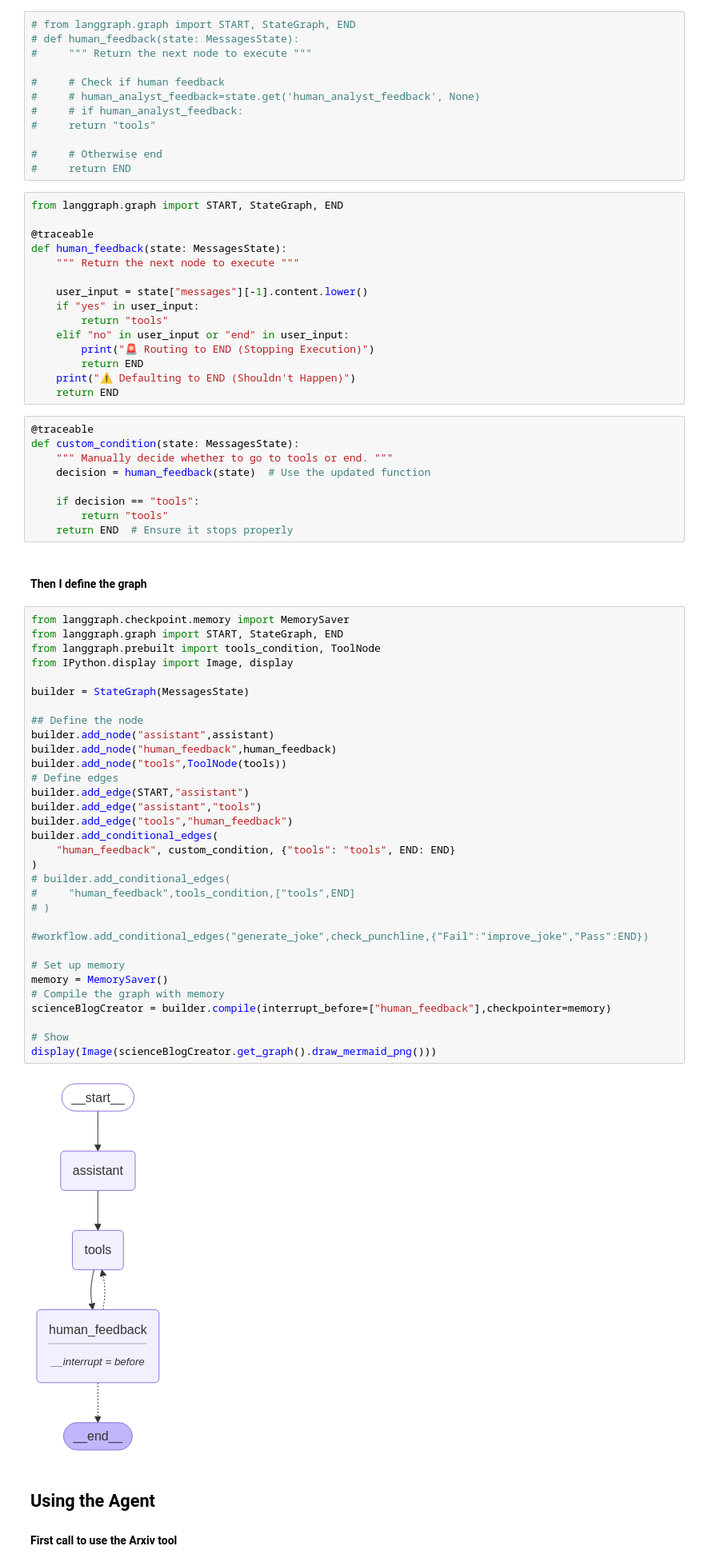
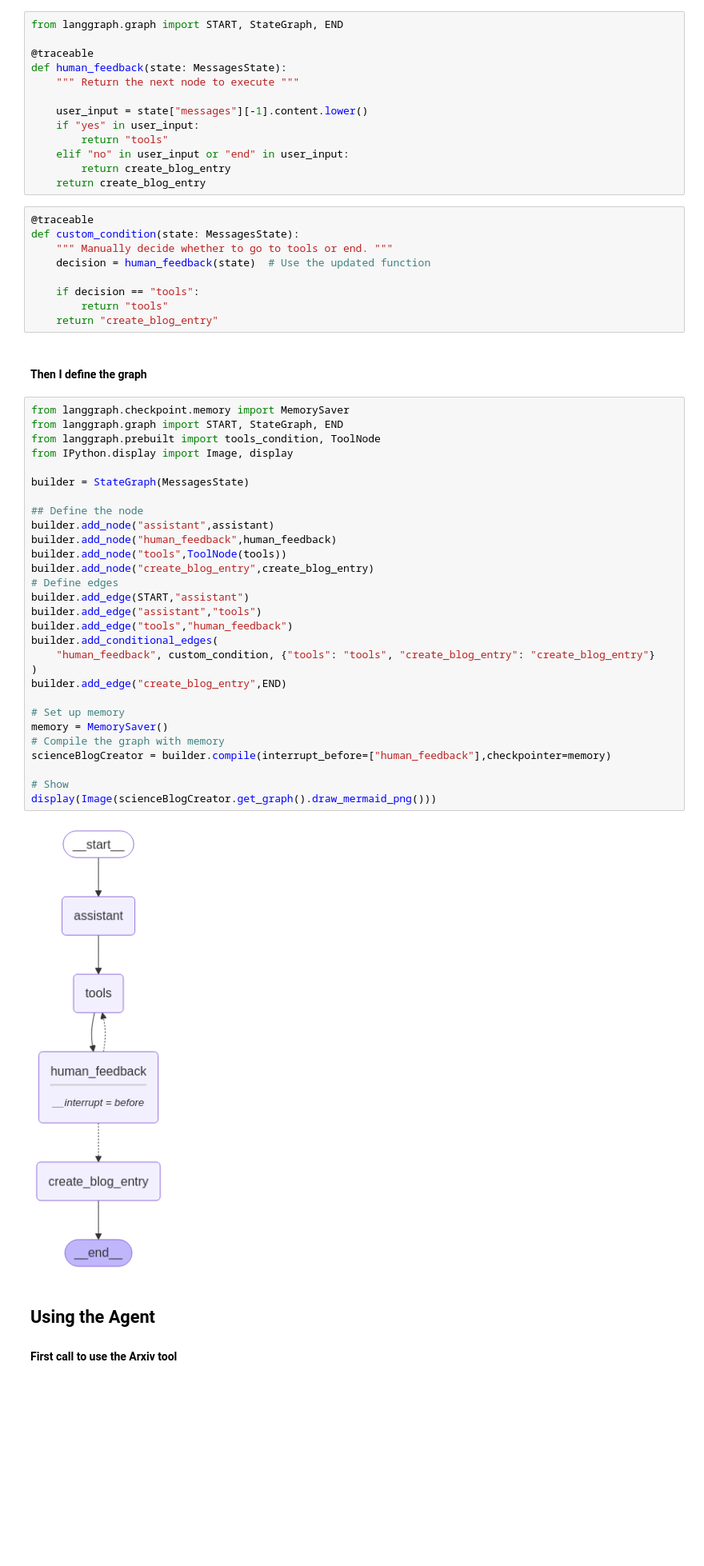
Before and after one commit to santijob2022/testing-creating-agents, a Jupyter notebook: Blog-CodeReviewer-Orchestrator/Blog/BlogGenerator.ipynb, the cells around one changed output. Shown at 80% size. Drawn from its saved outputs; the diff is of its cells as text; blank space fills up the shorter version.

Commit message:
Picks and create blog entry requested by the user

```diff
--- a/Blog-CodeReviewer-Orchestrator/Blog/BlogGenerator.ipynb
+++ b/Blog-CodeReviewer-Orchestrator/Blog/BlogGenerator.ipynb
@@ -105,30 +125,16 @@ def assistant(state:MessagesState):
 # %%
-# from langgraph.graph import START, StateGraph, END
-# def human_feedback(state: MessagesState):
-#     """ Return the next node to execute """
+from langgraph.graph import START, StateGraph, END
 
-#     # Check if human feedback
-#     # human_analyst_feedback=state.get('human_analyst_feedback', None)
-#     # if human_analyst_feedback:
-#     return "tools"
+@traceable
+def human_feedback(state: MessagesState):
+    """ Return the next node to execute """
 
-#     # Otherwise end
-#     return END
+    user_input = state["messages"][-1].content.lower()
+    if "yes" in user_input:
+        return "tools"
+    elif "no" in user_input or "end" in user_input:
+        return create_blog_entry
+    return create_blog_entry
-# %%
-from langgraph.graph import START, StateGraph, END
-
-@traceable
-def human_feedback(state: MessagesState):
-    """ Return the next node to execute """
-
-    user_input = state["messages"][-1].content.lower()
-    if "yes" in user_input:
-        return "tools"
-    elif "no" in user_input or "end" in user_input:
-        print("🚨 Routing to END (Stopping Execution)")
-        return END
-    print("⚠️ Defaulting to END (Shouldn't Happen)")
-    return END
 # %%
 @traceable
 def custom_condition(state: MessagesState):
@@ -137,43 +143,40 @@ def custom_condition(state: MessagesState):
 
     if decision == "tools":
         return "tools"
-    return END  # Ensure it stops properly
+    return "create_blog_entry"
 # %% [markdown]
 #### Then I define the graph
 # %%
 from langgraph.checkpoint.memory import MemorySaver
 from langgraph.graph import START, StateGraph, END
 from langgraph.prebuilt import tools_condition, ToolNode
 from IPython.display import Image, display
 
 builder = StateGraph(MessagesState)
 
 ## Define the node
 builder.add_node("assistant",assistant)
 builder.add_node("human_feedback",human_feedback)
 builder.add_node("tools",ToolNode(tools))
+builder.add_node("create_blog_entry",create_blog_entry)
 # Define edges
 builder.add_edge(START,"assistant")
 builder.add_edge("assistant","tools")
 builder.add_edge("tools","human_feedback")
 builder.add_conditional_edges(
-    "human_feedback", custom_condition, {"tools": "tools", END: END}
+    "human_feedback", custom_condition, {"tools": "tools", "create_blog_entry": "create_blog_entry"}
 )
-# builder.add_conditional_edges(
-#     "human_feedback",tools_condition,["tools",END]
-# )
-
-#workflow.add_conditional_edges("generate_joke",check_punchline,{"Fail":"improve_joke","Pass":END})
+builder.add_edge("create_blog_entry",END)
 
 # Set up memory
 memory = MemorySaver()
 # Compile the graph with memory
 scienceBlogCreator = builder.compile(interrupt_before=["human_feedback"],checkpointer=memory)
 
 # Show
 display(Image(scienceBlogCreator.get_graph().draw_mermaid_png()))
 # %% [output]
-[figure, old version]
+[figure, new version]
 # %% [markdown]
 ## Using the Agent
 
```
Also changed, not shown: parts of 18 cells of this notebook.
